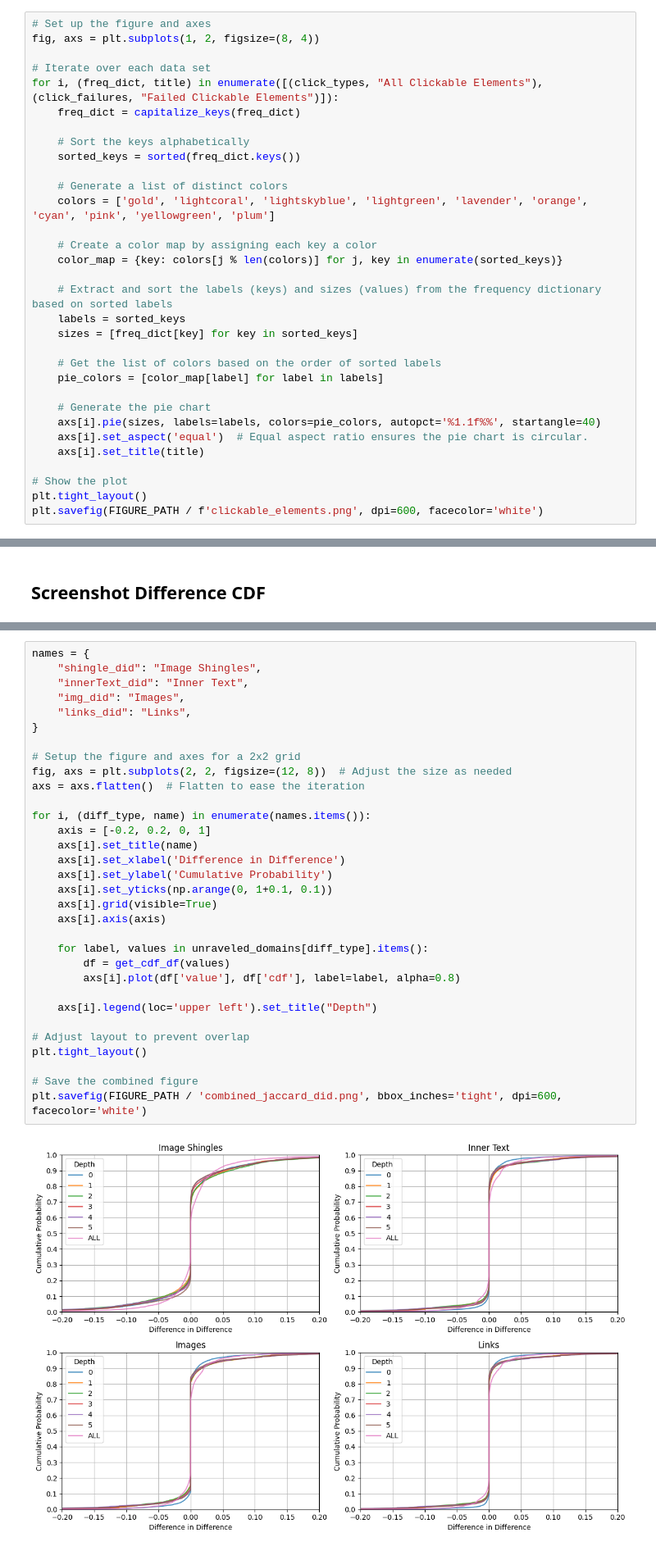
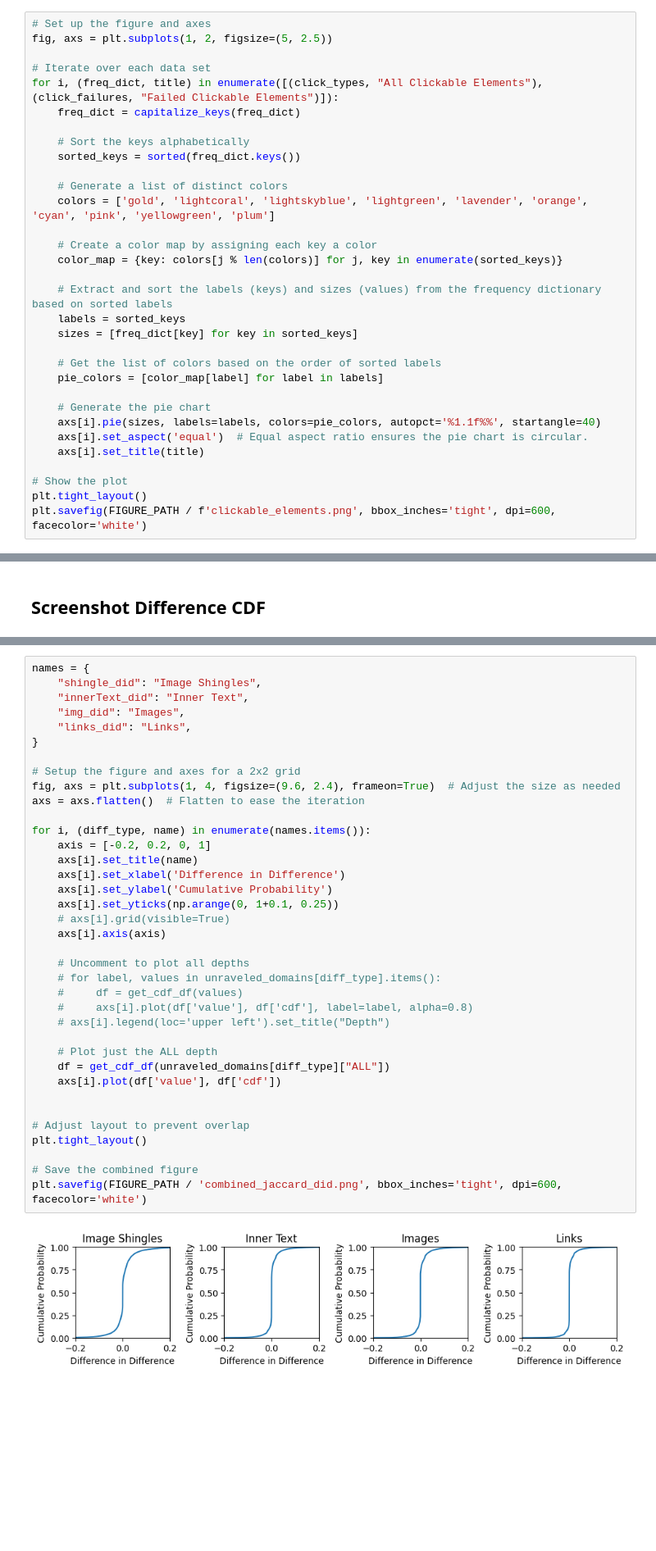
Before and after one commit to maxwellmlin/cookie-classify, a Jupyter notebook: classification_algo.ipynb, the cells around one changed output, grey strips where cells are left out. Shown at 82% size. Drawn from its saved outputs; the diff is of its cells as text; blank space fills up the shorter version.

```diff
--- a/classification_algo.ipynb
+++ b/classification_algo.ipynb
@@ -319,7 +319,7 @@ click_failures
 {'button': 1831, 'link': 17645, 'onclick': 942, 'pointer': 21340}
 # %%
 # Set up the figure and axes
-fig, axs = plt.subplots(1, 2, figsize=(8, 4))
+fig, axs = plt.subplots(1, 2, figsize=(5, 2.5))
 
 # Iterate over each data set
 for i, (freq_dict, title) in enumerate([(click_types, "All Clickable Elements"), (click_failures, "Failed Clickable Elements")]):
@@ -348,5 +348,5 @@ for i, (freq_dict, title) in enumerate([(click_types, "All Clickable Elements"),
 
 # Show the plot
 plt.tight_layout()
-plt.savefig(FIGURE_PATH / f'clickable_elements.png', dpi=600, facecolor='white')
+plt.savefig(FIGURE_PATH / f'clickable_elements.png', bbox_inches='tight', dpi=600, facecolor='white')
 # %% [output]
@@ -653,37 +653,42 @@ for diff_type in names:
 # %%
 names = {
     "shingle_did": "Image Shingles",
     "innerText_did": "Inner Text",
     "img_did": "Images",
     "links_did": "Links",
 }
 
 # Setup the figure and axes for a 2x2 grid
-fig, axs = plt.subplots(2, 2, figsize=(12, 8))  # Adjust the size as needed
+fig, axs = plt.subplots(1, 4, figsize=(9.6, 2.4), frameon=True)  # Adjust the size as needed
 axs = axs.flatten()  # Flatten to ease the iteration
 
 for i, (diff_type, name) in enumerate(names.items()):
     axis = [-0.2, 0.2, 0, 1]
     axs[i].set_title(name)
     axs[i].set_xlabel('Difference in Difference')
     axs[i].set_ylabel('Cumulative Probability')
-    axs[i].set_yticks(np.arange(0, 1+0.1, 0.1))
-    axs[i].grid(visible=True)
+    axs[i].set_yticks(np.arange(0, 1+0.1, 0.25))
+    # axs[i].grid(visible=True)
     axs[i].axis(axis)
 
-    for label, values in unraveled_domains[diff_type].items():
-        df = get_cdf_df(values)
-        axs[i].plot(df['value'], df['cdf'], label=label, alpha=0.8)
+    # Uncomment to plot all depths
+    # for label, values in unraveled_domains[diff_type].items():
+    #     df = get_cdf_df(values)
+    #     axs[i].plot(df['value'], df['cdf'], label=label, alpha=0.8)
+    # axs[i].legend(loc='upper left').set_title("Depth")
 
-    axs[i].legend(loc='upper left').set_title("Depth")
+    # Plot just the ALL depth
+    df = get_cdf_df(unraveled_domains[diff_type]["ALL"])
+    axs[i].plot(df['value'], df['cdf'])
+
 
 # Adjust layout to prevent overlap
 plt.tight_layout()
 
 # Save the combined figure
 plt.savefig(FIGURE_PATH / 'combined_jaccard_did.png', bbox_inches='tight', dpi=600, facecolor='white')
 # %% [output]
-[figure, old version]
+[figure, new version]
 # %%
 from scipy.stats import norm
 
```
Also changed, not shown: parts of 2 cells of this notebook.
